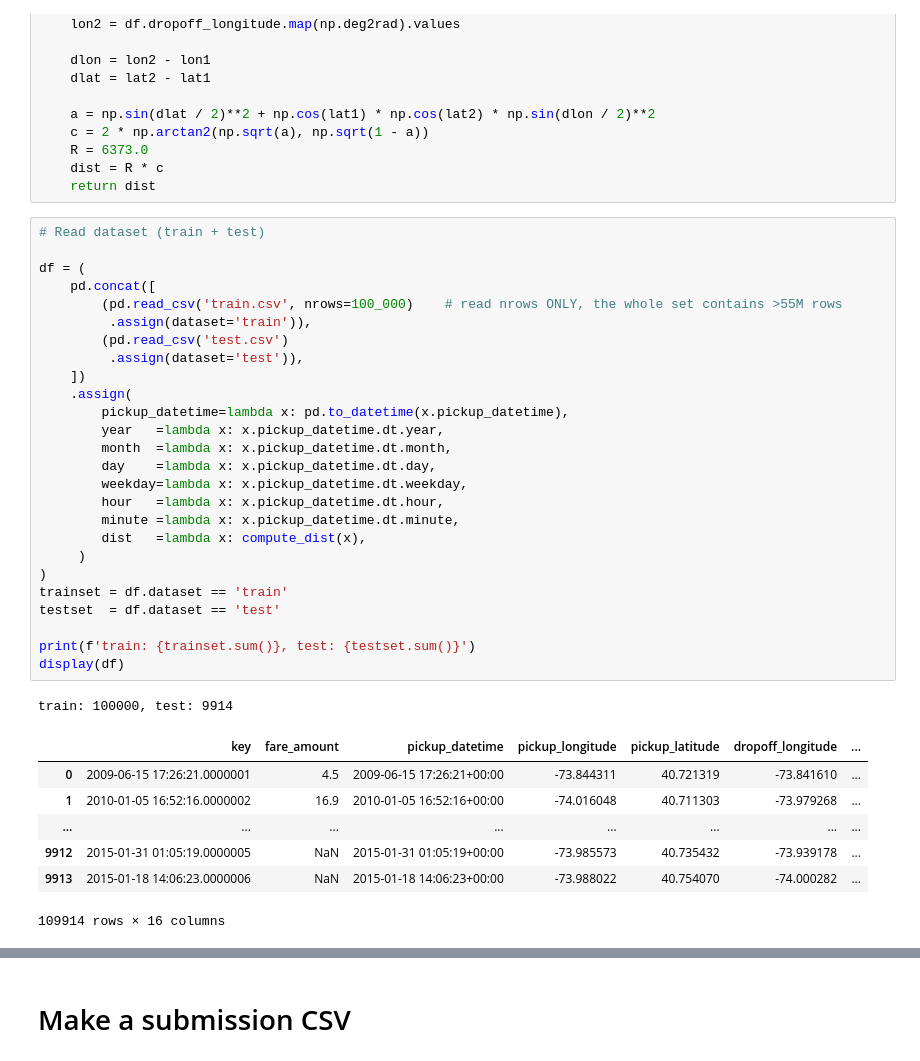
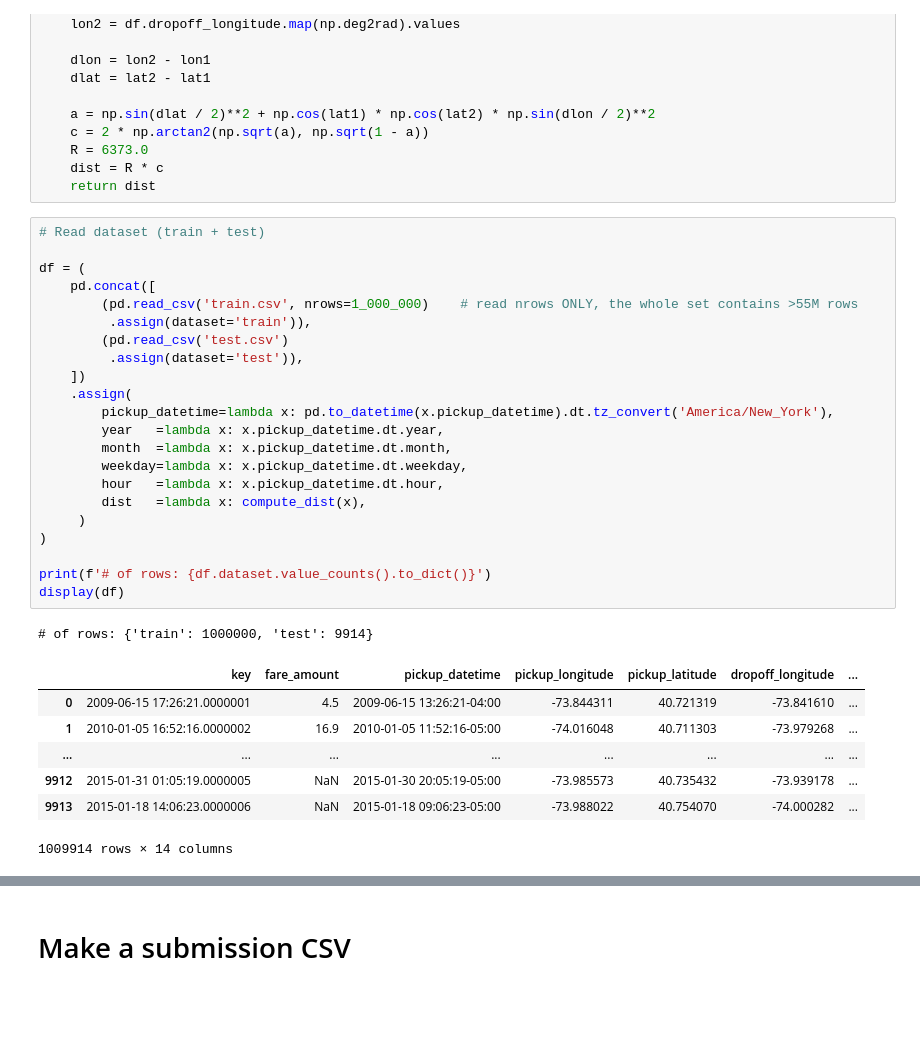
Before and after one commit to cfong32/data6100-final-proj, a Jupyter notebook: data6100_final_proj.ipynb, the cells around one changed output, grey strips where cells are left out. Saved outputs shown, nothing was run; the diff lists cells and outputs as text; blank space fills up the shorter version.

```diff
--- a/data6100_final_proj.ipynb
+++ b/data6100_final_proj.ipynb
@@ -36,38 +45,34 @@ def compute_dist(df):
 # %%
 # Read dataset (train + test)
 
 df = (
     pd.concat([
-        (pd.read_csv('train.csv', nrows=100_000)    # read nrows ONLY, the whole set contains >55M rows
+        (pd.read_csv('train.csv', nrows=1_000_000)    # read nrows ONLY, the whole set contains >55M rows
          .assign(dataset='train')),
         (pd.read_csv('test.csv')
          .assign(dataset='test')),
     ])
     .assign(
-        pickup_datetime=lambda x: pd.to_datetime(x.pickup_datetime),
+        pickup_datetime=lambda x: pd.to_datetime(x.pickup_datetime).dt.tz_convert('America/New_York'),
         year   =lambda x: x.pickup_datetime.dt.year,
         month  =lambda x: x.pickup_datetime.dt.month,
-        day    =lambda x: x.pickup_datetime.dt.day,
         weekday=lambda x: x.pickup_datetime.dt.weekday,
         hour   =lambda x: x.pickup_datetime.dt.hour,
-        minute =lambda x: x.pickup_datetime.dt.minute,
         dist   =lambda x: compute_dist(x),
      )
 )
-trainset = df.dataset == 'train'
-testset  = df.dataset == 'test'
 
-print(f'train: {trainset.sum()}, test: {testset.sum()}')
+print(f'# of rows: {df.dataset.value_counts().to_dict()}')
 display(df)
 # %% [output]
-train: 100000, test: 9914
+# of rows: {'train': 1000000, 'test': 9914}
 |  | key | fare_amount | pickup_datetime | pickup_longitude | pickup_latitude | dropoff_longitude | ... |
-| 0 | 2009-06-15 17:26:21.0000001 | 4.5 | 2009-06-15 17:26:21+00:00 | -73.844311 | 40.721319 | -73.841610 | ... |
-| 1 | 2010-01-05 16:52:16.0000002 | 16.9 | 2010-01-05 16:52:16+00:00 | -74.016048 | 40.711303 | -73.979268 | ... |
+| 0 | 2009-06-15 17:26:21.0000001 | 4.5 | 2009-06-15 13:26:21-04:00 | -73.844311 | 40.721319 | -73.841610 | ... |
+| 1 | 2010-01-05 16:52:16.0000002 | 16.9 | 2010-01-05 11:52:16-05:00 | -74.016048 | 40.711303 | -73.979268 | ... |
 | ... | ... | ... | ... | ... | ... | ... | ... |
-| 9912 | 2015-01-31 01:05:19.0000005 | NaN | 2015-01-31 01:05:19+00:00 | -73.985573 | 40.735432 | -73.939178 | ... |
-| 9913 | 2015-01-18 14:06:23.0000006 | NaN | 2015-01-18 14:06:23+00:00 | -73.988022 | 40.754070 | -74.000282 | ... |
+| 9912 | 2015-01-31 01:05:19.0000005 | NaN | 2015-01-30 20:05:19-05:00 | -73.985573 | 40.735432 | -73.939178 | ... |
+| 9913 | 2015-01-18 14:06:23.0000006 | NaN | 2015-01-18 09:06:23-05:00 | -73.988022 | 40.754070 | -74.000282 | ... |
-109914 rows × 16 columns
+1009914 rows × 14 columns
 # %%
 # Simple description of train and test data
 
```
Also changed, not shown: parts of 27 cells of this notebook.
